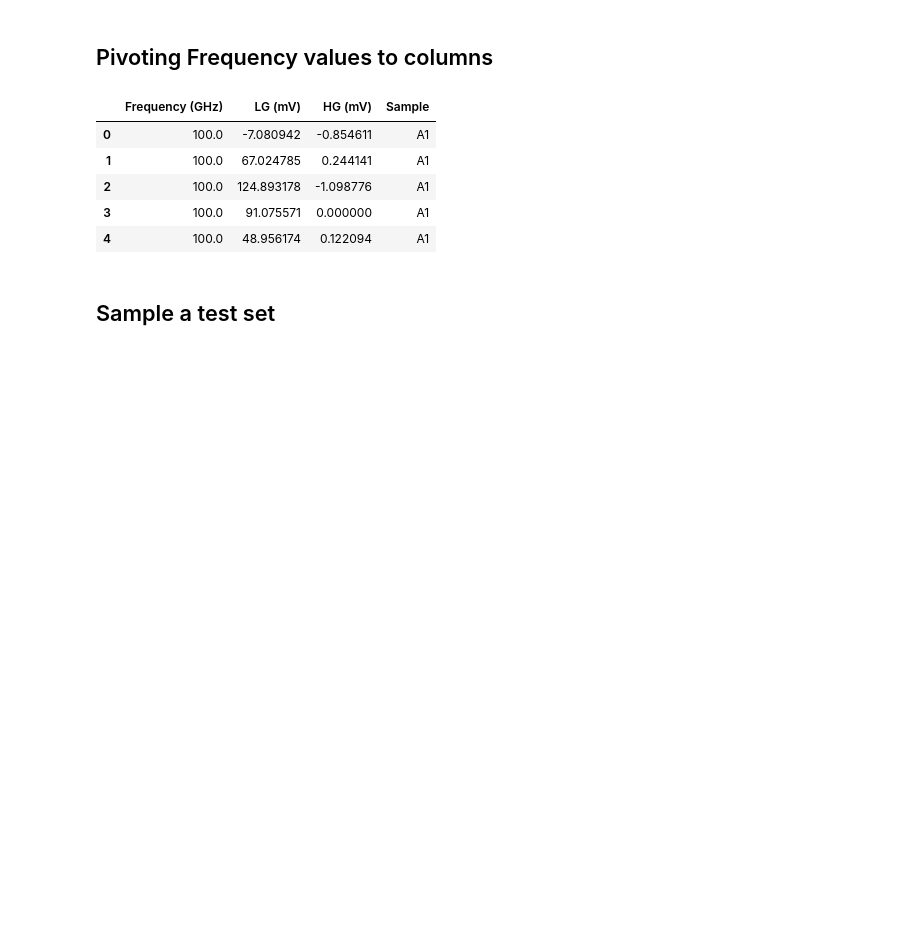
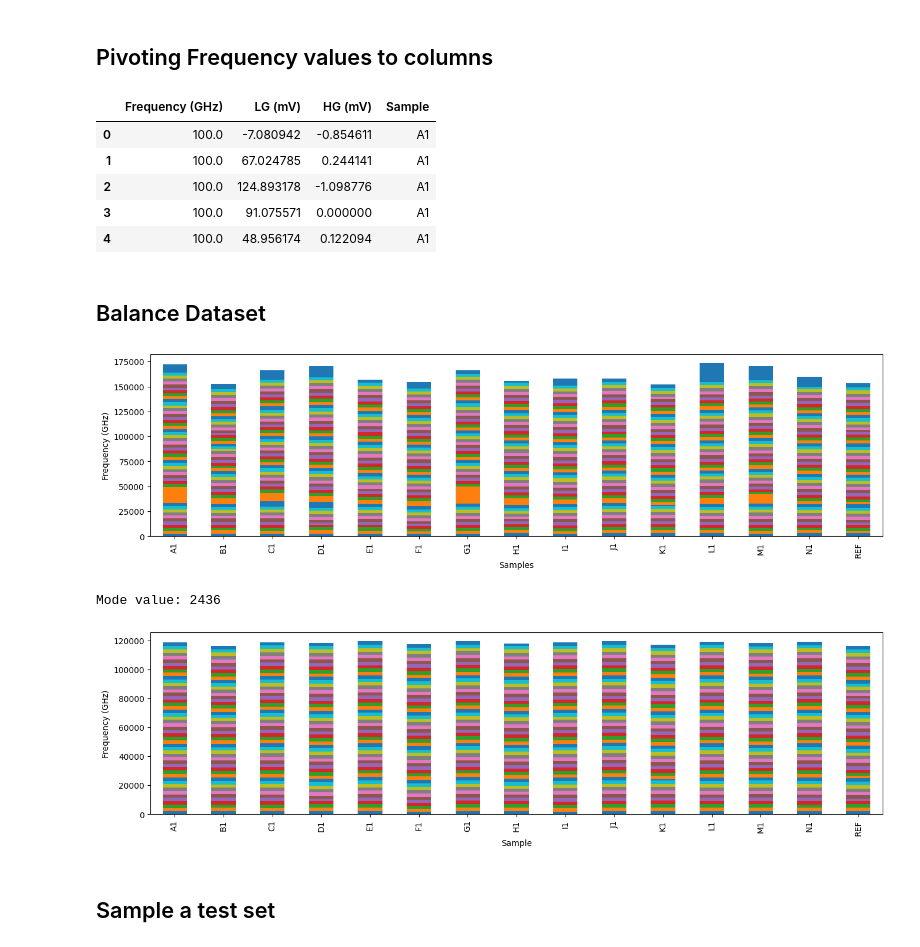
Before and after one commit to danimp94/PLASTICS-THz, a Jupyter notebook: src/scripts/notebook/Freq_Optimizacion_other_models.ipynb, the cells around one changed output. Drawn from its saved outputs; the diff is of its cells as text; code cells hidden in the pictures; blank space fills up the shorter version.

```diff
--- a/src/scripts/notebook/Freq_Optimizacion_other_models.ipynb
+++ b/src/scripts/notebook/Freq_Optimizacion_other_models.ipynb
@@ -138,6 +140,52 @@ df.head()
 | 2 | 100.0 | 124.893178 | -1.098776 | A1 |
 | 3 | 100.0 | 91.075571 | 0.000000 | A1 |
 | 4 | 100.0 | 48.956174 | 0.122094 | A1 |
+# %% [markdown]
+## Balance Dataset
+# %%
+# Number of samples per frequency and Sample
+bx = df.groupby(['Sample', 'Frequency (GHz)']).size().unstack().plot.bar(figsize=(16, 4), stacked=True)
+bx.set_xlabel('Samples')
+bx.set_ylabel('Frequency (GHz)')
+plt.tight_layout()
+#no legend
+bx.get_legend().remove()
+plt.show()
+
+# Balance the data by taking the mode of samples per frequency
+mode = train_ex.groupby(['Sample', 'Frequency (GHz)']).size().mode()[0]
+print(f'Mode value: {mode}')
+mode = 2350
+
+# Function to reduce samples to the mode value
+def reduce_to_mode(df, sample, frequency, mode):
+    # Filter the DataFrame for the specific sample and frequency
+    freq_df = df[(df['Sample'] == sample) & (df['Frequency (GHz)'] == frequency)]
+    # If the number of samples is greater than the mode, sample down to the mode
+    if len(freq_df) > mode:
+        return freq_df.sample(n=mode, random_state=42)
+    return freq_df
+
+# Apply the function to reduce samples for each combination of Sample and Frequency (GHz)
+balanced_data = []
+for (sample, frequency), group in train_ex.groupby(['Sample', 'Frequency (GHz)']):
+    balanced_data.append(reduce_to_mode(train_ex, sample, frequency, mode))
+
+# Combine the balanced samples into a single DataFrame
+df_balanced = pd.concat(balanced_data)
+
+bx = df_balanced.groupby(['Sample', 'Frequency (GHz)']).size().unstack().plot.bar(figsize=(16, 4), stacked=True)
+bx.set_ylabel('Frequency (GHz)')
+plt.tight_layout()
+# legend small
+bx.legend(loc='center left', bbox_to_anchor=(1.0, 0.5))
+#remove legend
+bx.get_legend().remove()
+plt.show()
+# %% [output]
+[figure, added]
+Mode value: 2436
+[figure, added]
 # %% [markdown]
 ## Sample a test set
 # %%
```
Also changed, not shown: parts of 10 cells of this notebook.
